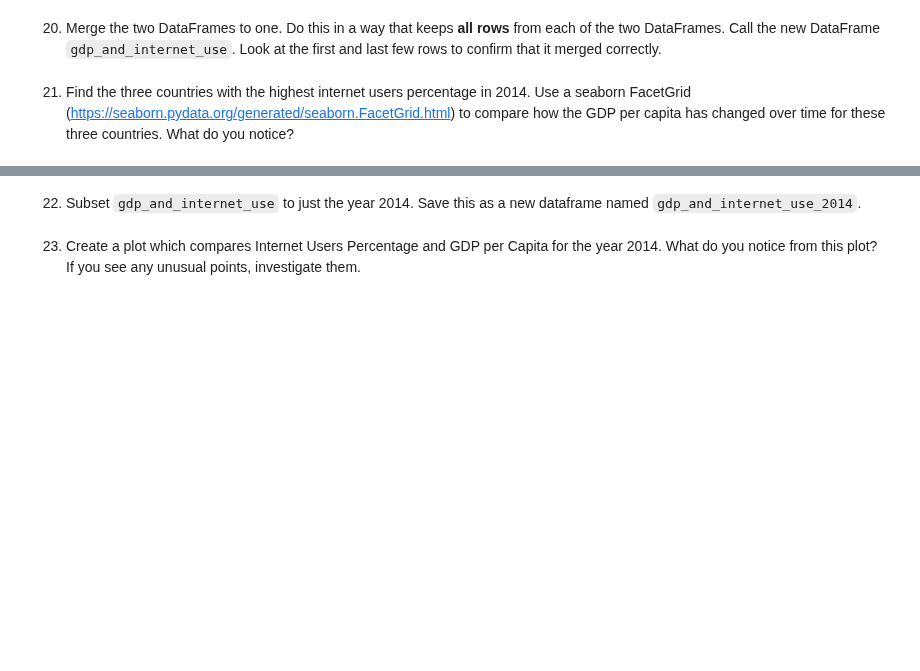
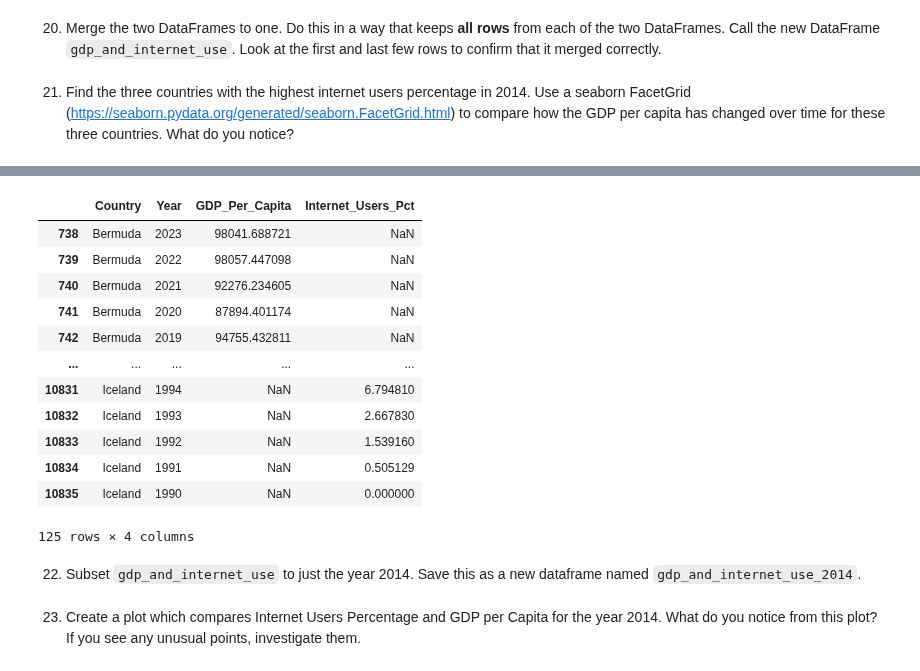
Before and after one commit to NSS-Data-Analytics-Cohort-14/gdp-and-internet-usage-kshaffer93, a Jupyter notebook: notebooks/example.ipynb, the cells around one changed output, grey strips where cells are left out. Cells and saved outputs as stored; diff of their text form; code cells hidden in the pictures; blank space fills up the shorter version.

```diff
--- a/notebooks/example.ipynb
+++ b/notebooks/example.ipynb
@@ -554,0 +604,18 @@ Name: Internet_Users_Pct, Length: 227, dtype: int64
+# %%
+three = gdp_and_internet_use.loc[gdp_and_internet_use['Country'].isin(["Iceland", "	Falkland (Malvinas) Islands", "Bermuda"])]
+# %%
+three
+# %% [output]
+|  | Country | Year | GDP_Per_Capita | Internet_Users_Pct |
+| 738 | Bermuda | 2023 | 98041.688721 | NaN |
+| 739 | Bermuda | 2022 | 98057.447098 | NaN |
+| 740 | Bermuda | 2021 | 92276.234605 | NaN |
+| 741 | Bermuda | 2020 | 87894.401174 | NaN |
+| 742 | Bermuda | 2019 | 94755.432811 | NaN |
+| ... | ... | ... | ... | ... |
+| 10831 | Iceland | 1994 | NaN | 6.794810 |
+| 10832 | Iceland | 1993 | NaN | 2.667830 |
+| 10833 | Iceland | 1992 | NaN | 1.539160 |
+| 10834 | Iceland | 1991 | NaN | 0.505129 |
+| 10835 | Iceland | 1990 | NaN | 0.000000 |
+125 rows × 4 columns
```
Also changed, not shown: parts of 9 cells of this notebook.
